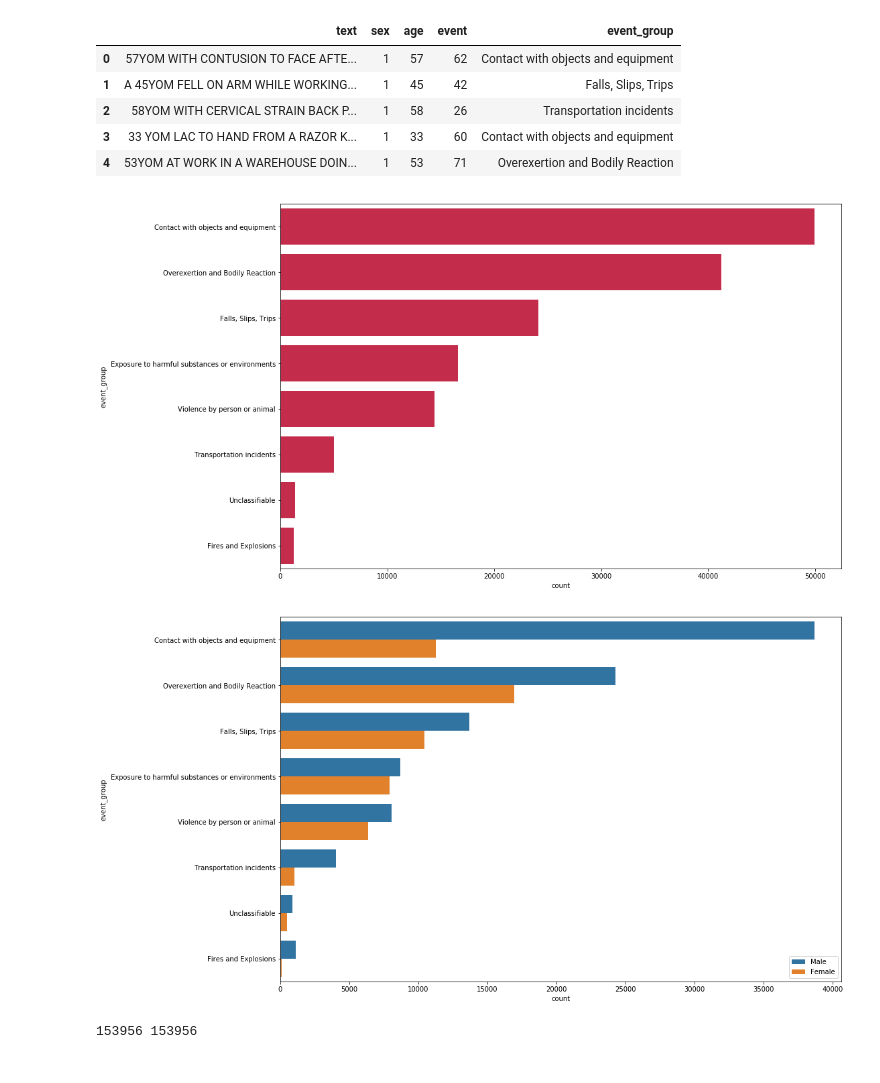
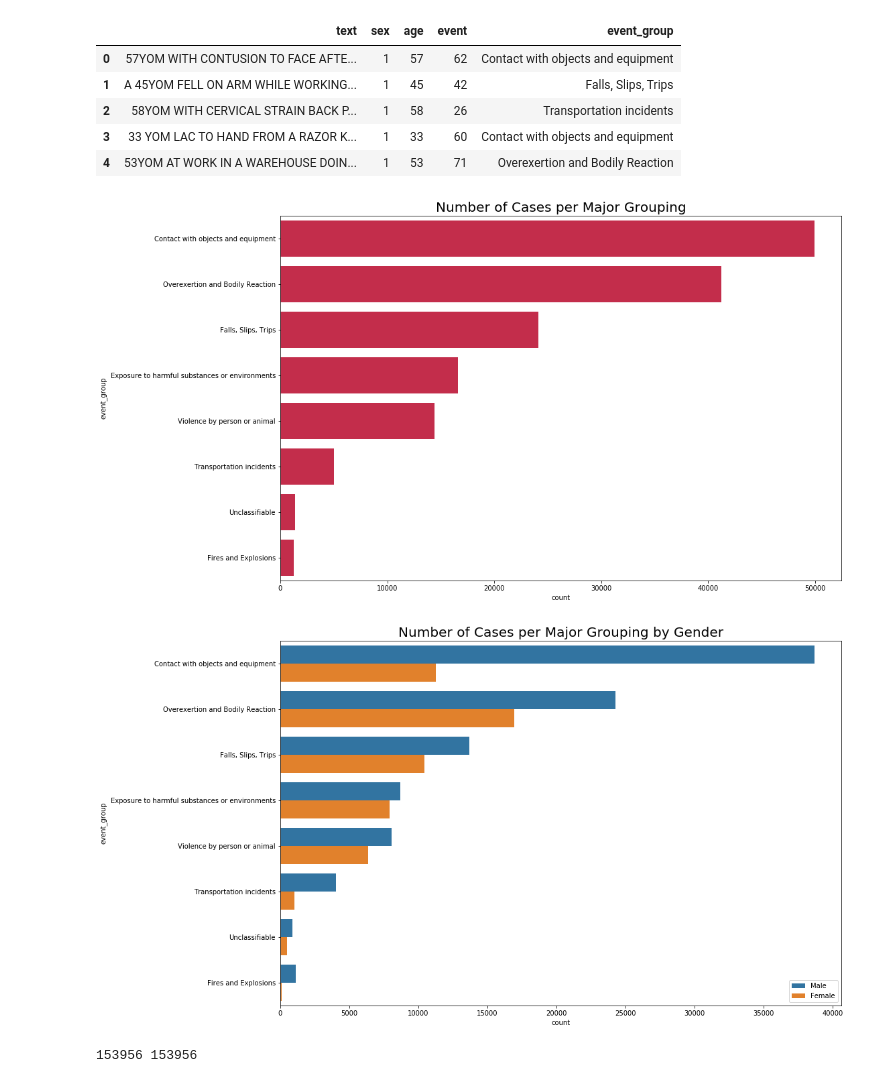
Before and after one commit to kpokrass/occupational_injuries, a Jupyter notebook: injury_classification.ipynb, the cells around one changed output. Saved outputs shown, nothing was run; the diff lists cells and outputs as text; code cells hidden in the pictures.

```diff
--- a/injury_classification.ipynb
+++ b/injury_classification.ipynb
@@ -196,19 +199,21 @@ sns.countplot(y='event_group',
               #orient="h",
               order=data.event_group.value_counts().index,
               color='crimson')
+plt.title("Number of Cases per Major Grouping", fontsize=20)
 
 plt.show()
 # %% [output]
-[figure, old version]
+[figure, new version]
 # %%
 fig = plt.figure(figsize=(15,10))
 sns.countplot(y='event_group',
               data=data,
               hue='sex',
               order=data.event_group.value_counts().index,
               )
 plt.legend(['Male', 'Female'])
+plt.title("Number of Cases per Major Grouping by Gender", fontsize=20)
 plt.show()
 # %% [output]
-[figure, old version]
+[figure, new version]
 # %%
```
Also changed, not shown: parts of 17 cells of this notebook.
